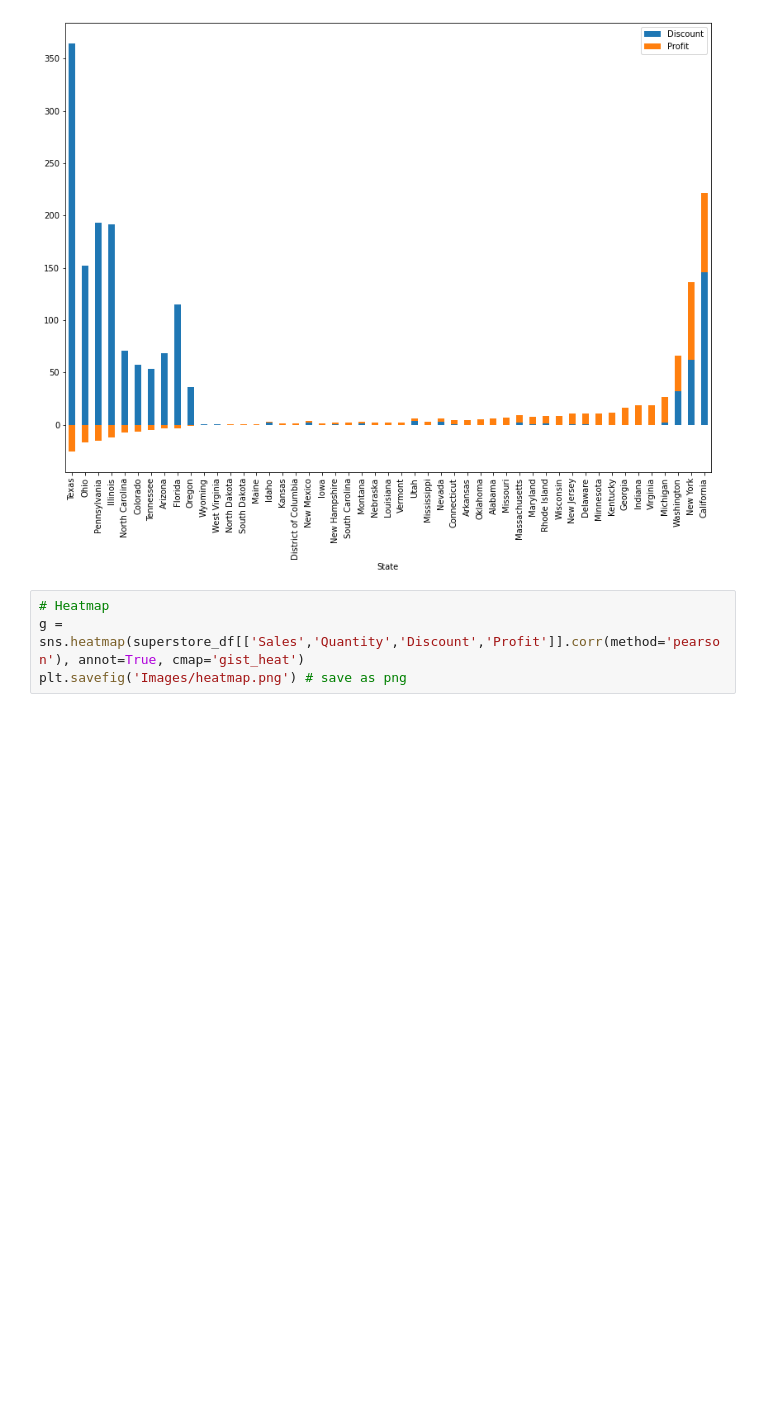
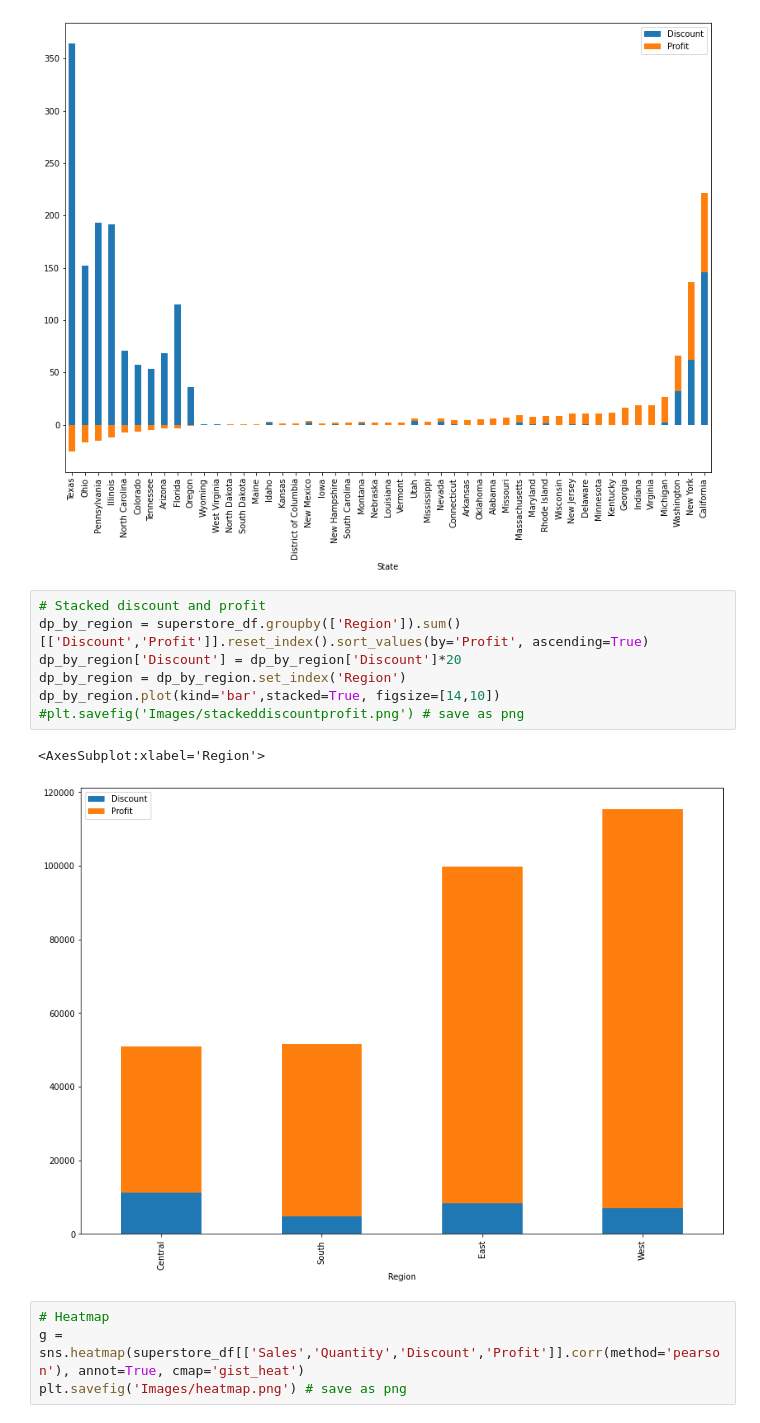
Before and after one commit to carrotdip/SuperStore, a Jupyter notebook: SuperStore_Analysis.ipynb, the cells around one changed output. Drawn from its saved outputs; the diff is of its cells as text; blank space fills up the shorter version.

```diff
--- a/SuperStore_Analysis.ipynb
+++ b/SuperStore_Analysis.ipynb
@@ -221,6 +221,16 @@ dp_by_state.plot(kind='bar',stacked=True, figsize=[14,10])
 plt.savefig('Images/stackeddiscountprofit.png') # save as png
 # %% [output]
 [figure]
+# %%
+# Stacked discount and profit
+dp_by_region = superstore_df.groupby(['Region']).sum()[['Discount','Profit']].reset_index().sort_values(by='Profit', ascending=True)
+dp_by_region['Discount'] = dp_by_region['Discount']*20
+dp_by_region = dp_by_region.set_index('Region')
+dp_by_region.plot(kind='bar',stacked=True, figsize=[14,10])
+#plt.savefig('Images/stackeddiscountprofit.png') # save as png
+# %% [output]
+<AxesSubplot:xlabel='Region'>
+[figure, added]
 # %%
 # Heatmap
 g = sns.heatmap(superstore_df[['Sales','Quantity','Discount','Profit']].corr(method='pearson'), annot=True, cmap='gist_heat')
```
Also changed, not shown: parts of 1 cell of this notebook, 5 other files.
